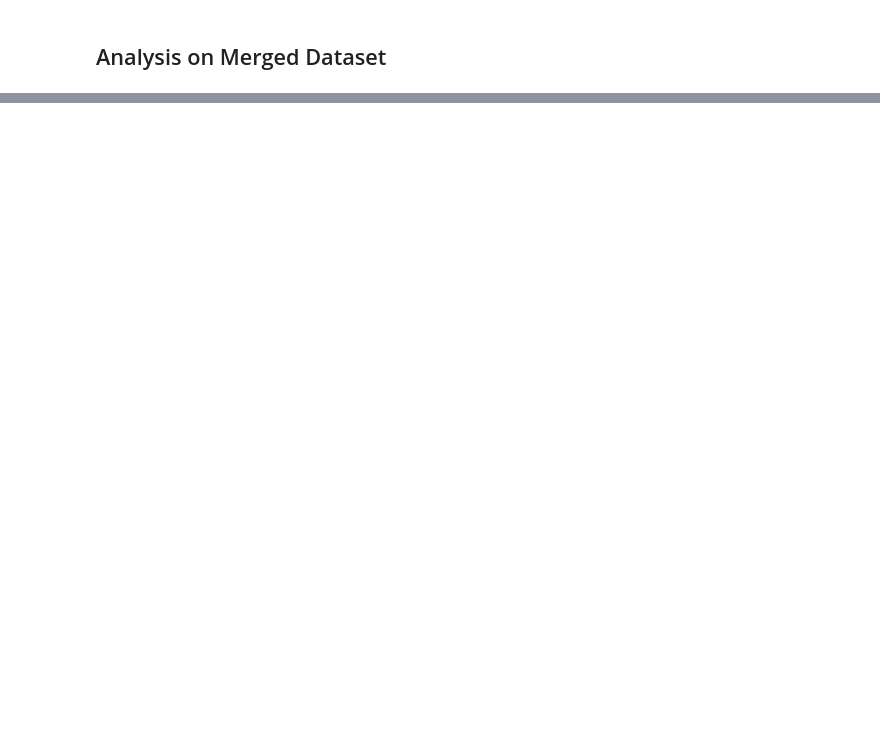
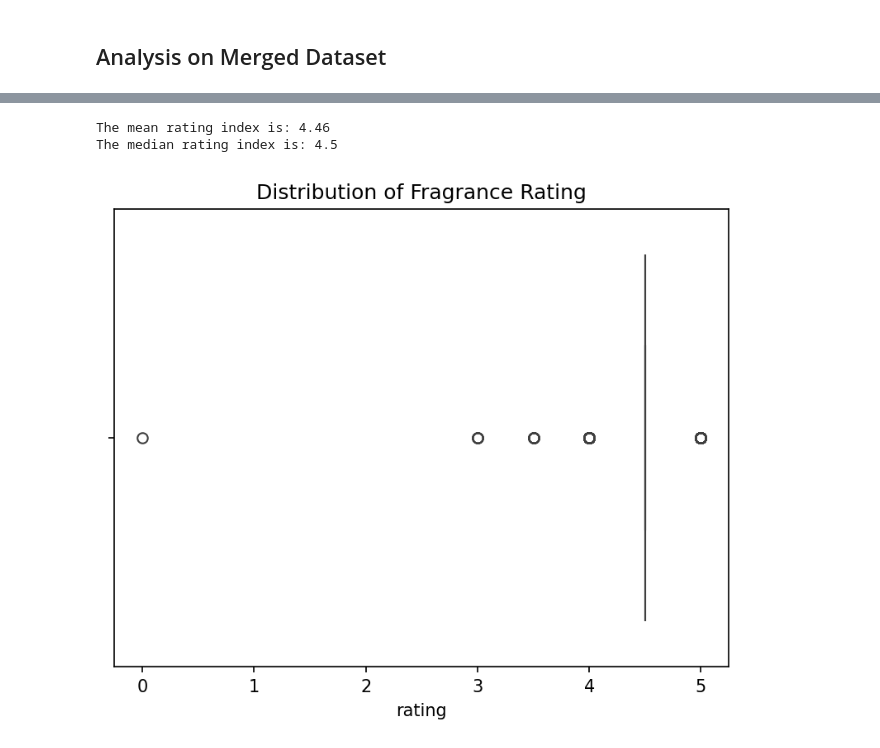
Before and after one commit to tanya-pa/4300-FinalProject-Flask, a Jupyter notebook: initial_data/P02_DataExploration.ipynb, the cells around one changed output, grey strips where cells are left out. Saved outputs shown, nothing was run; the diff lists cells and outputs as text; code cells hidden in the pictures; blank space fills up the shorter version.

```diff
--- a/initial_data/P02_DataExploration.ipynb
+++ b/initial_data/P02_DataExploration.ipynb
@@ -73,0 +102,13 @@ test_dataset.to_csv('sample_dataset.csv', index=False)
+# %%
+# ratings boxplot
+plt.rcParams['figure.dpi'] = 150
+sns.boxplot(x=test_dataset['rating'])
+plt.title("Distribution of Fragrance Rating");
+print('The mean rating index is: '+\
+      str(round(test_dataset['rating'].mean(), 2)))
+print('The median rating index is: '+\
+      str(round(test_dataset['rating'].median(), 2)))
+# %% [output]
+The mean rating index is: 4.46
+The median rating index is: 4.5
+[figure, added]
```
Also changed, not shown: parts of 7 cells of this notebook.
